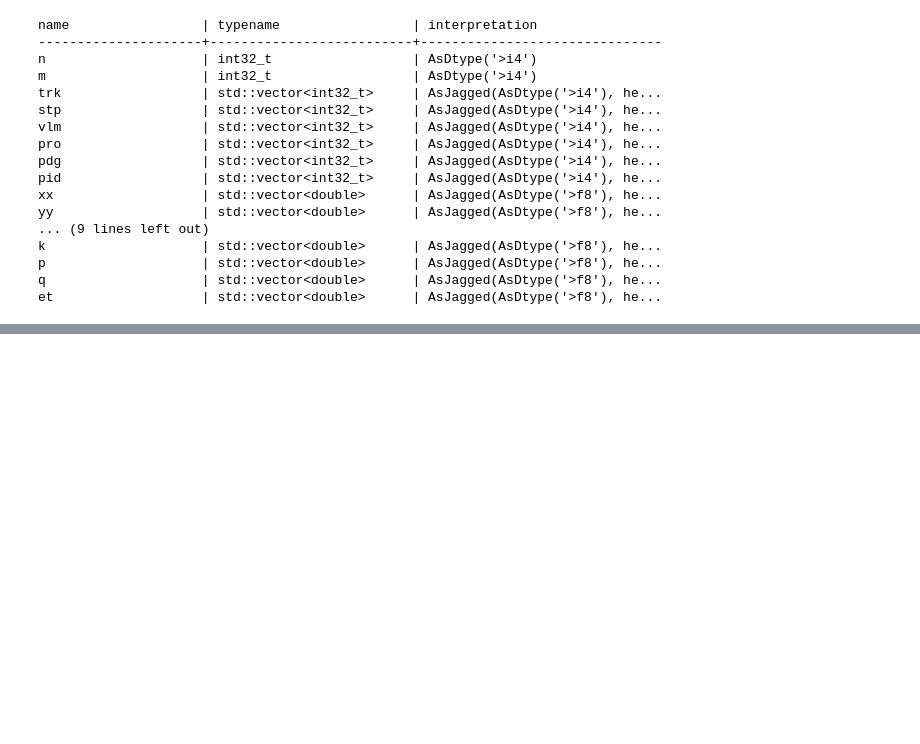
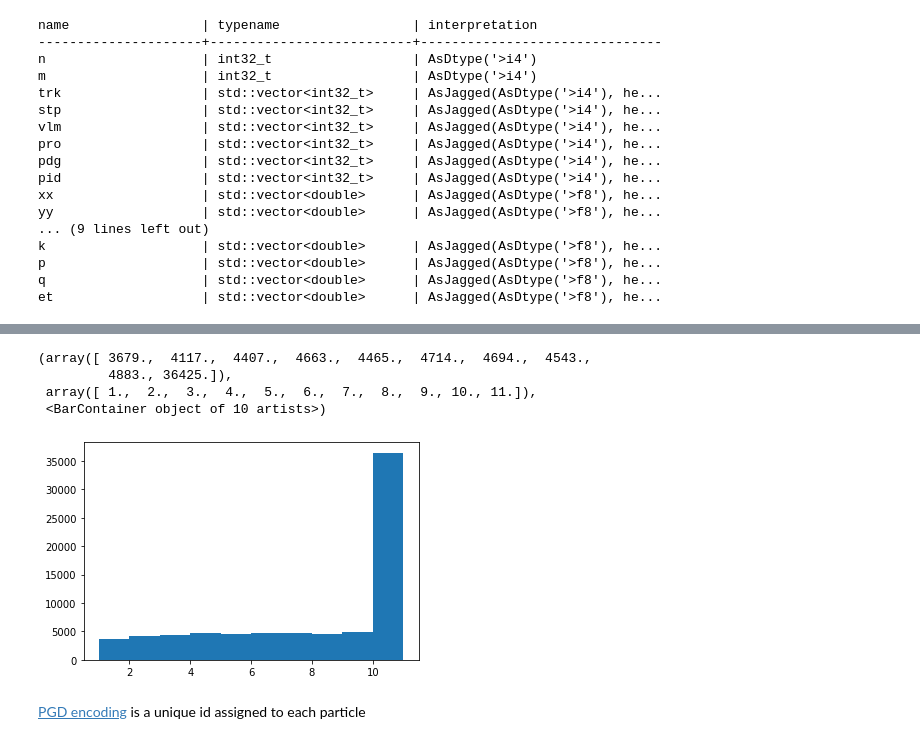
Before and after one commit to jintonic/gears, a Jupyter notebook: examples/physics/muon/dedx.ipynb, the cells around one changed output, grey strips where cells are left out. Drawn from its saved outputs; the diff is of its cells as text; code cells hidden in the pictures; blank space fills up the shorter version.

```diff
--- a/examples/physics/muon/dedx.ipynb
+++ b/examples/physics/muon/dedx.ipynb
@@ -22,3 +29,6 @@ k                    | std::vector<double>      | AsJagged(AsDtype('>f8'), he...
 p                    | std::vector<double>      | AsJagged(AsDtype('>f8'), he...
 q                    | std::vector<double>      | AsJagged(AsDtype('>f8'), he...
 et                   | std::vector<double>      | AsJagged(AsDtype('>f8'), he...
+# %%
+# get hits' volume id, vlm
+vlm = t.arrays("vlm", library="pd")
@@ -24,0 +54,10 @@ et                   | std::vector<double>      | AsJagged(AsDtype('>f8'), he...
+# %%
+plot.hist(vlm)
+# %% [output]
+(array([ 3679.,  4117.,  4407.,  4663.,  4465.,  4714.,  4694.,  4543.,
+         4883., 36425.]),
+ array([ 1.,  2.,  3.,  4.,  5.,  6.,  7.,  8.,  9., 10., 11.]),
+ <BarContainer object of 10 artists>)
+[figure, added]
+# %% [markdown]
+[PGD encoding](https://pdg.lbl.gov/2007/reviews/montecarlorpp.pdf) is a unique id assigned to each particle
```
Also changed, not shown: parts of 16 cells of this notebook.
